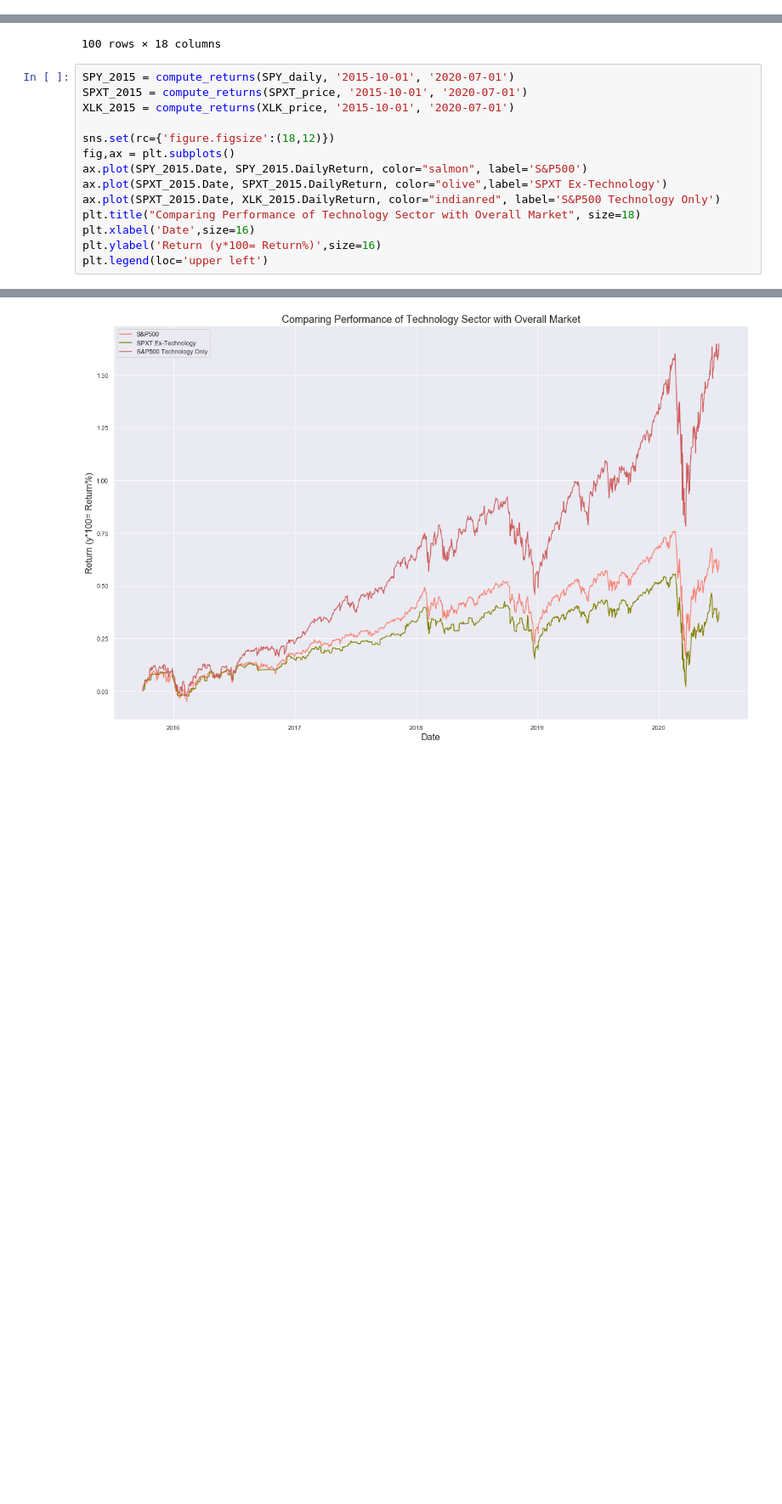
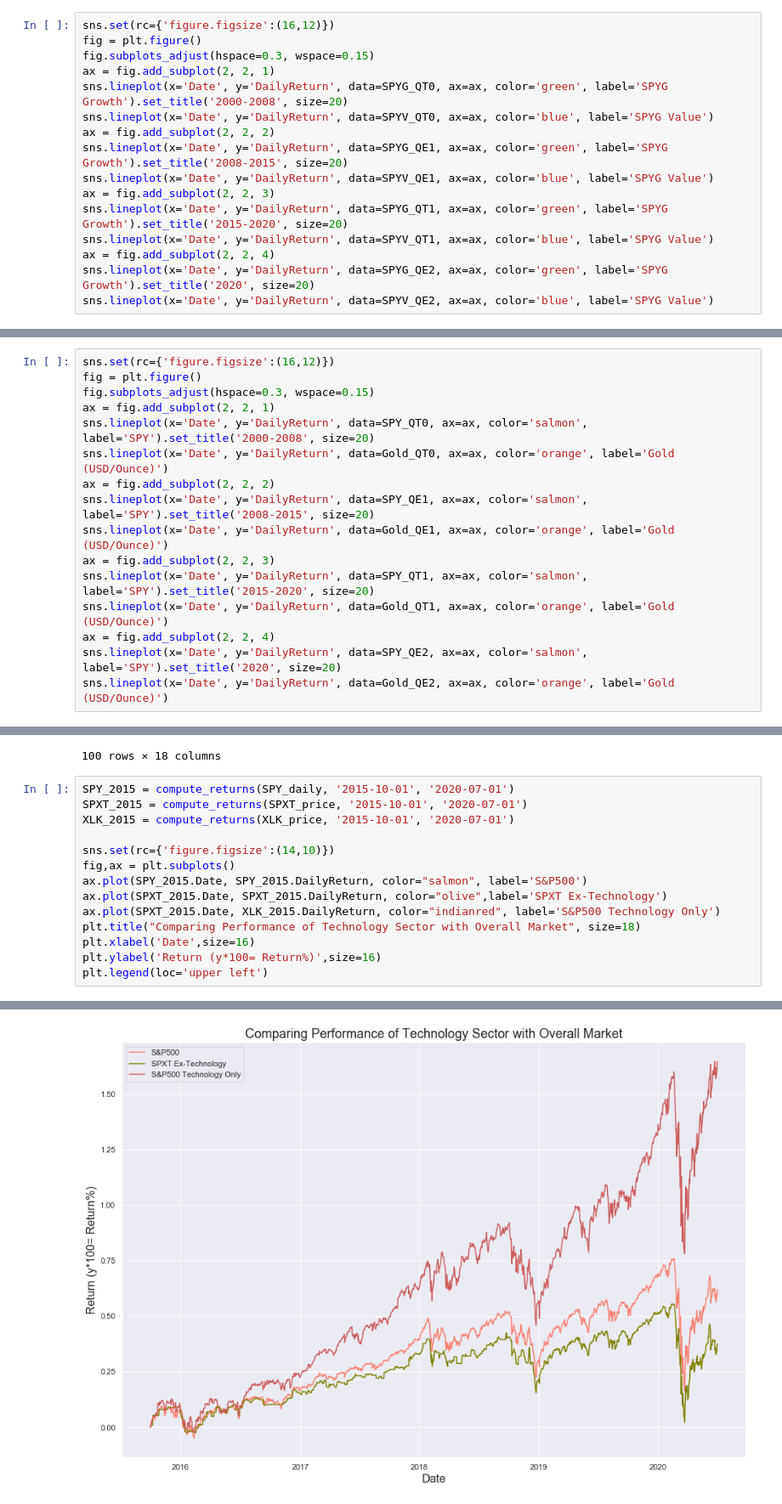
Before and after one commit to vikranttkumar/QuantitativeEasingEffects_Equities, a Jupyter notebook: Quantitative Easing Across Asset Classes.ipynb, the cells around one changed output, grey strips where cells are left out. Shown at 85% size. Drawn from its saved outputs; the diff is of its cells as text; blank space fills up the shorter version.

```diff
--- a/Quantitative Easing Across Asset Classes.ipynb
+++ b/Quantitative Easing Across Asset Classes.ipynb
@@ -433,0 +454,16 @@ SPYG_QE1.head()
+# %%
+sns.set(rc={'figure.figsize':(16,12)})
+fig = plt.figure()
+fig.subplots_adjust(hspace=0.3, wspace=0.15)
+ax = fig.add_subplot(2, 2, 1)
+sns.lineplot(x='Date', y='DailyReturn', data=SPYG_QT0, ax=ax, color='green', label='SPYG Growth').set_title('2000-2008', size=20)
+sns.lineplot(x='Date', y='DailyReturn', data=SPYV_QT0, ax=ax, color='blue', label='SPYG Value')
+ax = fig.add_subplot(2, 2, 2)
+sns.lineplot(x='Date', y='DailyReturn', data=SPYG_QE1, ax=ax, color='green', label='SPYG Growth').set_title('2008-2015', size=20)
+sns.lineplot(x='Date', y='DailyReturn', data=SPYV_QE1, ax=ax, color='blue', label='SPYG Value')
+ax = fig.add_subplot(2, 2, 3)
+sns.lineplot(x='Date', y='DailyReturn', data=SPYG_QT1, ax=ax, color='green', label='SPYG Growth').set_title('2015-2020', size=20)
+sns.lineplot(x='Date', y='DailyReturn', data=SPYV_QT1, ax=ax, color='blue', label='SPYG Value')
+ax = fig.add_subplot(2, 2, 4)
+sns.lineplot(x='Date', y='DailyReturn', data=SPYG_QE2, ax=ax, color='green', label='SPYG Growth').set_title('2020', size=20)
+sns.lineplot(x='Date', y='DailyReturn', data=SPYV_QE2, ax=ax, color='blue', label='SPYG Value')
@@ -481,0 +530,16 @@ sns.lineplot(x='Date',y='Ratio',data=growth_val_QT)
+# %%
+sns.set(rc={'figure.figsize':(16,12)})
+fig = plt.figure()
+fig.subplots_adjust(hspace=0.3, wspace=0.15)
+ax = fig.add_subplot(2, 2, 1)
+sns.lineplot(x='Date', y='DailyReturn', data=SPY_QT0, ax=ax, color='salmon', label='SPY').set_title('2000-2008', size=20)
+sns.lineplot(x='Date', y='DailyReturn', data=Gold_QT0, ax=ax, color='orange', label='Gold (USD/Ounce)')
+ax = fig.add_subplot(2, 2, 2)
+sns.lineplot(x='Date', y='DailyReturn', data=SPY_QE1, ax=ax, color='salmon', label='SPY').set_title('2008-2015', size=20)
+sns.lineplot(x='Date', y='DailyReturn', data=Gold_QE1, ax=ax, color='orange', label='Gold (USD/Ounce)')
+ax = fig.add_subplot(2, 2, 3)
+sns.lineplot(x='Date', y='DailyReturn', data=SPY_QT1, ax=ax, color='salmon', label='SPY').set_title('2015-2020', size=20)
+sns.lineplot(x='Date', y='DailyReturn', data=Gold_QT1, ax=ax, color='orange', label='Gold (USD/Ounce)')
+ax = fig.add_subplot(2, 2, 4)
+sns.lineplot(x='Date', y='DailyReturn', data=SPY_QE2, ax=ax, color='salmon', label='SPY').set_title('2020', size=20)
+sns.lineplot(x='Date', y='DailyReturn', data=Gold_QE2, ax=ax, color='orange', label='Gold (USD/Ounce)')
@@ -603,22 +660,22 @@ QQQ_SPY.head(100)
 # %%
 SPY_2015 = compute_returns(SPY_daily, '2015-10-01', '2020-07-01')
 SPXT_2015 = compute_returns(SPXT_price, '2015-10-01', '2020-07-01')
 XLK_2015 = compute_returns(XLK_price, '2015-10-01', '2020-07-01')
 
-sns.set(rc={'figure.figsize':(18,12)})
+sns.set(rc={'figure.figsize':(14,10)})
 fig,ax = plt.subplots()
 ax.plot(SPY_2015.Date, SPY_2015.DailyReturn, color="salmon", label='S&P500')
 ax.plot(SPXT_2015.Date, SPXT_2015.DailyReturn, color="olive",label='SPXT Ex-Technology')
 ax.plot(SPXT_2015.Date, XLK_2015.DailyReturn, color="indianred", label='S&P500 Technology Only')
 plt.title("Comparing Performance of Technology Sector with Overall Market", size=18)
 plt.xlabel('Date',size=16)
 plt.ylabel('Return (y*100= Return%)',size=16)
 plt.legend(loc='upper left')
 # %% [output]
 A value is trying to be set on a copy of a slice from a DataFrame.
 Try using .loc[row_indexer,col_indexer] = value instead
 
 See the caveats in the documentation: http://pandas.pydata.org/pandas-docs/stable/user_guide/indexing.html#returning-a-view-versus-a-copy
   after removing the cwd from sys.path.
 <matplotlib.legend.Legend at 0x...>
-[figure, old version]
+[figure, new version]
```
Also changed, not shown: parts of 16 cells of this notebook.
